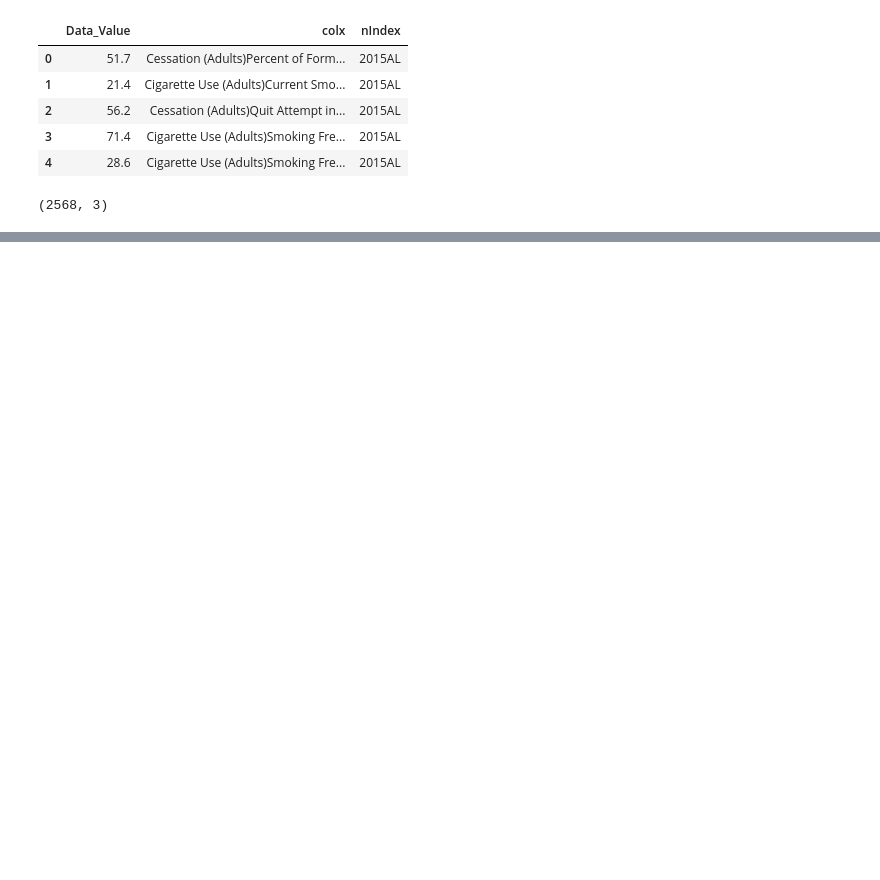
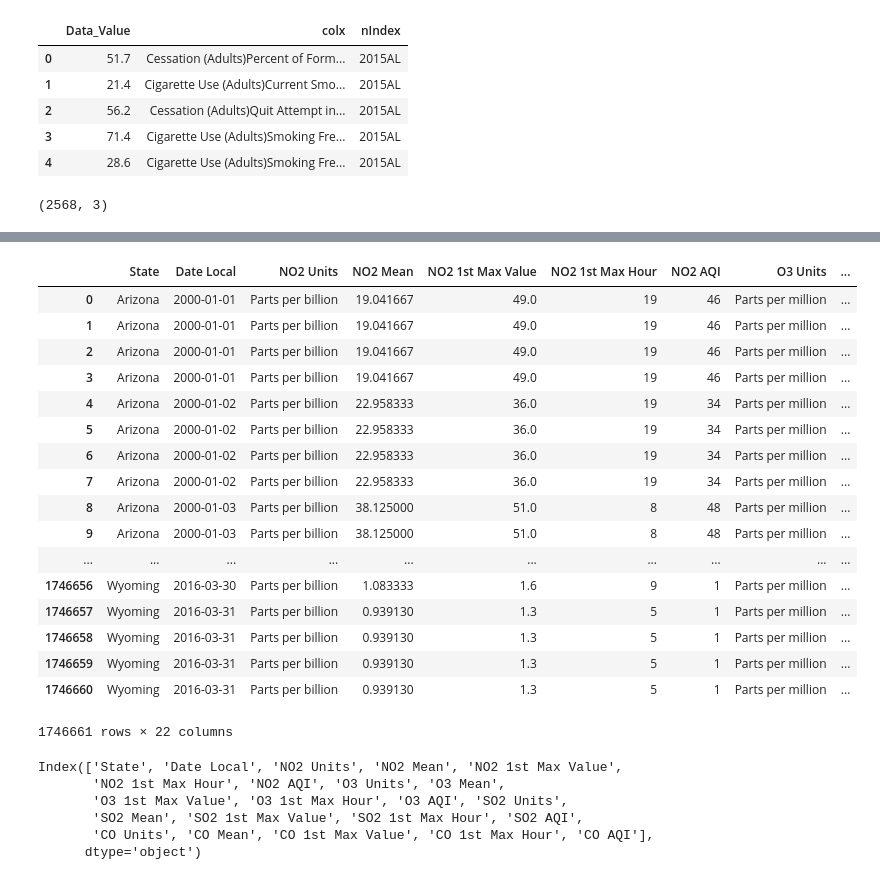
Before and after one commit to risarora/US_Lung_Cancer_Analysis, a Jupyter notebook: Script to Read all data and join it .ipynb, the cells around one changed output, grey strips where cells are left out. Cells and saved outputs as stored; diff of their text form; code cells hidden in the pictures; blank space fills up the shorter version.

```diff
--- a/Script to Read all data and join it .ipynb
+++ b/Script to Read all data and join it .ipynb
@@ -497,0 +508,32 @@ Pollution_pd.describe()
+# %%
+Pollution_Data =  Pollution_pd.drop(['Unnamed: 0','City', 'State Code', 'County Code', 'Site Num', 'Address', 'County'],axis=1)
+# %%
+Pollution_Data
+# %% [output]
+|  | State | Date Local | NO2 Units | NO2 Mean | NO2 1st Max Value | NO2 1st Max Hour | NO2 AQI | O3 Units | ... |
+| 0 | Arizona | 2000-01-01 | Parts per billion | 19.041667 | 49.0 | 19 | 46 | Parts per million | ... |
+| 1 | Arizona | 2000-01-01 | Parts per billion | 19.041667 | 49.0 | 19 | 46 | Parts per million | ... |
+| 2 | Arizona | 2000-01-01 | Parts per billion | 19.041667 | 49.0 | 19 | 46 | Parts per million | ... |
+| 3 | Arizona | 2000-01-01 | Parts per billion | 19.041667 | 49.0 | 19 | 46 | Parts per million | ... |
+| 4 | Arizona | 2000-01-02 | Parts per billion | 22.958333 | 36.0 | 19 | 34 | Parts per million | ... |
+| 5 | Arizona | 2000-01-02 | Parts per billion | 22.958333 | 36.0 | 19 | 34 | Parts per million | ... |
+| 6 | Arizona | 2000-01-02 | Parts per billion | 22.958333 | 36.0 | 19 | 34 | Parts per million | ... |
+| 7 | Arizona | 2000-01-02 | Parts per billion | 22.958333 | 36.0 | 19 | 34 | Parts per million | ... |
+| 8 | Arizona | 2000-01-03 | Parts per billion | 38.125000 | 51.0 | 8 | 48 | Parts per million | ... |
+| 9 | Arizona | 2000-01-03 | Parts per billion | 38.125000 | 51.0 | 8 | 48 | Parts per million | ... |
+| ... | ... | ... | ... | ... | ... | ... | ... | ... | ... |
+| 1746656 | Wyoming | 2016-03-30 | Parts per billion | 1.083333 | 1.6 | 9 | 1 | Parts per million | ... |
+| 1746657 | Wyoming | 2016-03-31 | Parts per billion | 0.939130 | 1.3 | 5 | 1 | Parts per million | ... |
+| 1746658 | Wyoming | 2016-03-31 | Parts per billion | 0.939130 | 1.3 | 5 | 1 | Parts per million | ... |
+| 1746659 | Wyoming | 2016-03-31 | Parts per billion | 0.939130 | 1.3 | 5 | 1 | Parts per million | ... |
+| 1746660 | Wyoming | 2016-03-31 | Parts per billion | 0.939130 | 1.3 | 5 | 1 | Parts per million | ... |
+1746661 rows × 22 columns
+# %%
+Pollution_Data.columns
+# %% [output]
+Index(['State', 'Date Local', 'NO2 Units', 'NO2 Mean', 'NO2 1st Max Value',
+       'NO2 1st Max Hour', 'NO2 AQI', 'O3 Units', 'O3 Mean',
+       'O3 1st Max Value', 'O3 1st Max Hour', 'O3 AQI', 'SO2 Units',
+       'SO2 Mean', 'SO2 1st Max Value', 'SO2 1st Max Hour', 'SO2 AQI',
+       'CO Units', 'CO Mean', 'CO 1st Max Value', 'CO 1st Max Hour', 'CO AQI'],
+      dtype='object')
```
Also changed, not shown: parts of 15 cells of this notebook.
